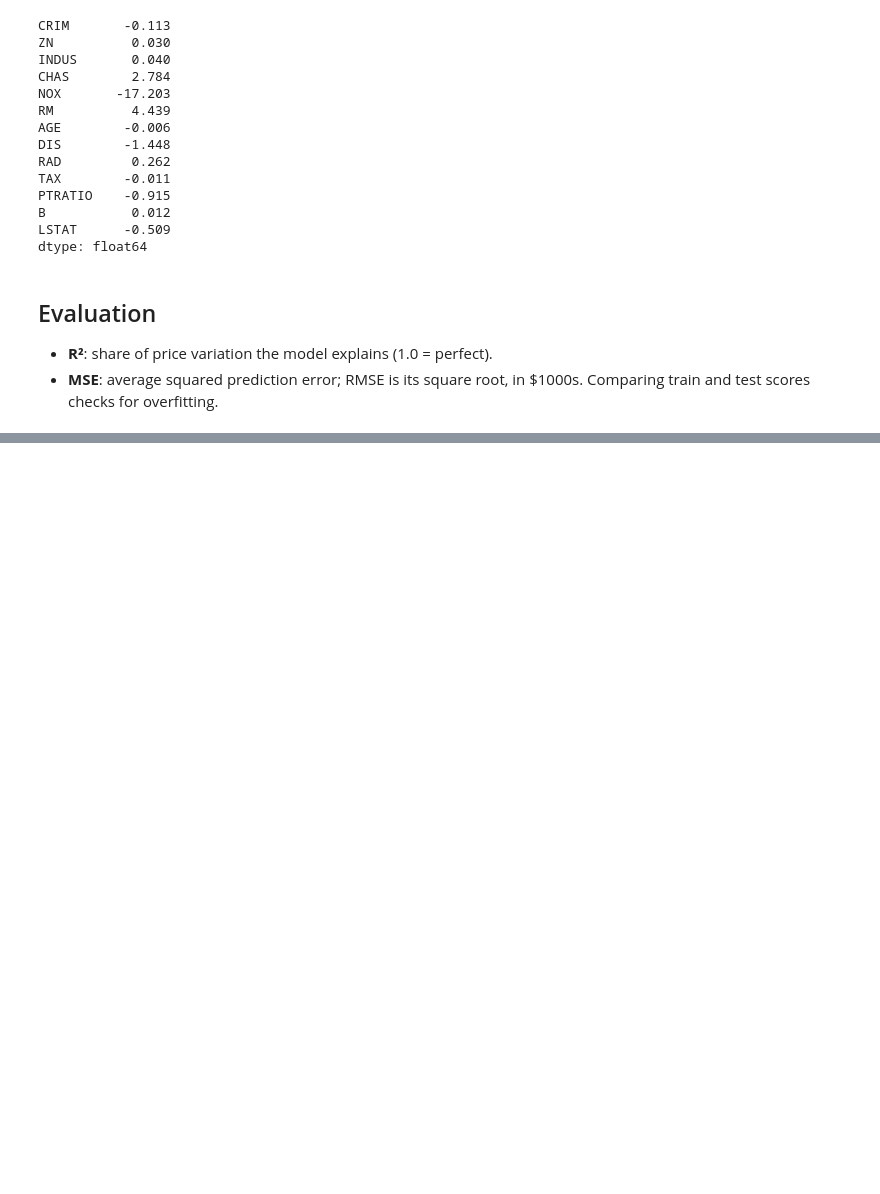
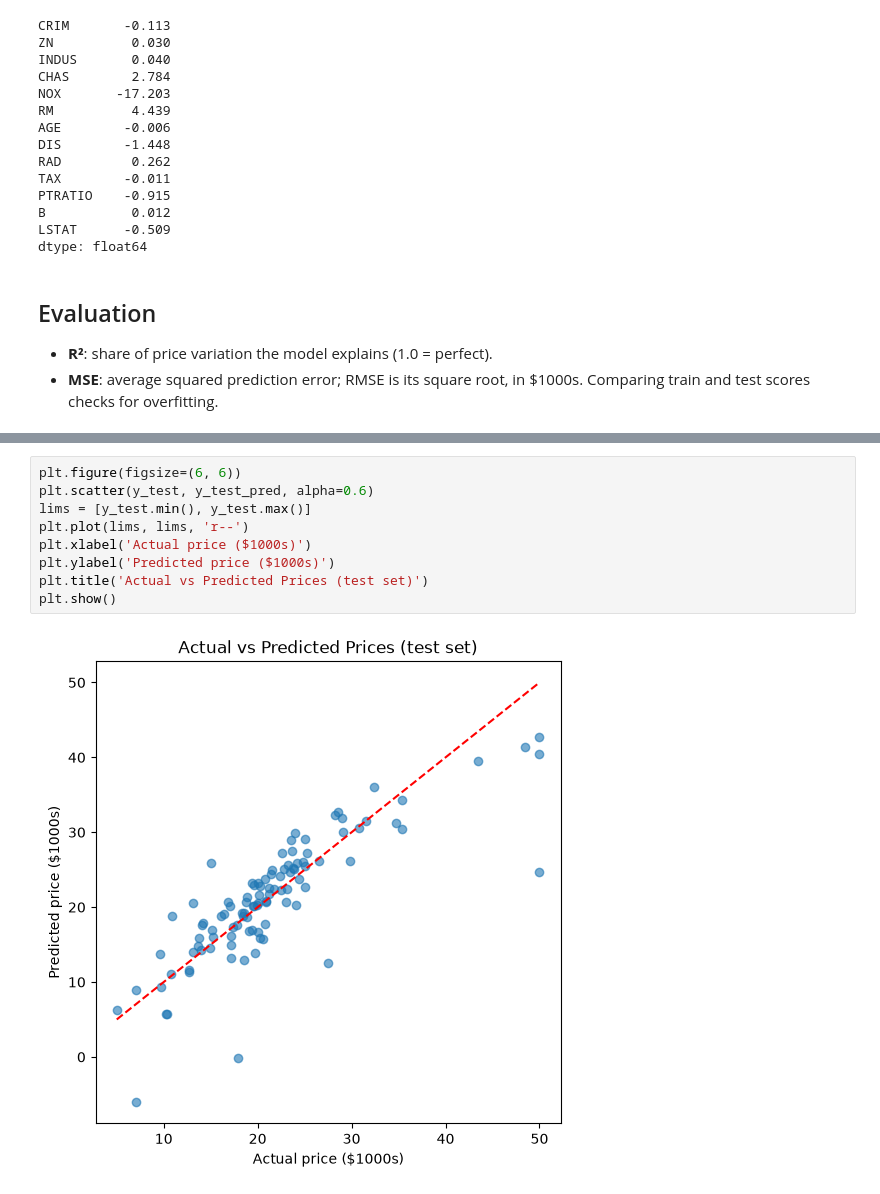
Before and after one commit to Maryam0406/ml, a Jupyter notebook: linear_regression.ipynb, the cells around one changed output, grey strips where cells are left out. Drawn from its saved outputs; the diff is of its cells as text; blank space fills up the shorter version.

Commit message:
plotted actual vs predicted house prices

```diff
--- a/linear_regression.ipynb
+++ b/linear_regression.ipynb
@@ -139,0 +146,11 @@ print("Test RMSE:", round(np.sqrt(mean_squared_error(y_test, y_test_pred)), 3))
+# %%
+plt.figure(figsize=(6, 6))
+plt.scatter(y_test, y_test_pred, alpha=0.6)
+lims = [y_test.min(), y_test.max()]
+plt.plot(lims, lims, 'r--')
+plt.xlabel('Actual price ($1000s)')
+plt.ylabel('Predicted price ($1000s)')
+plt.title('Actual vs Predicted Prices (test set)')
+plt.show()
+# %% [output]
+[figure, added]
```
Also changed, not shown: parts of 1 cell of this notebook.
